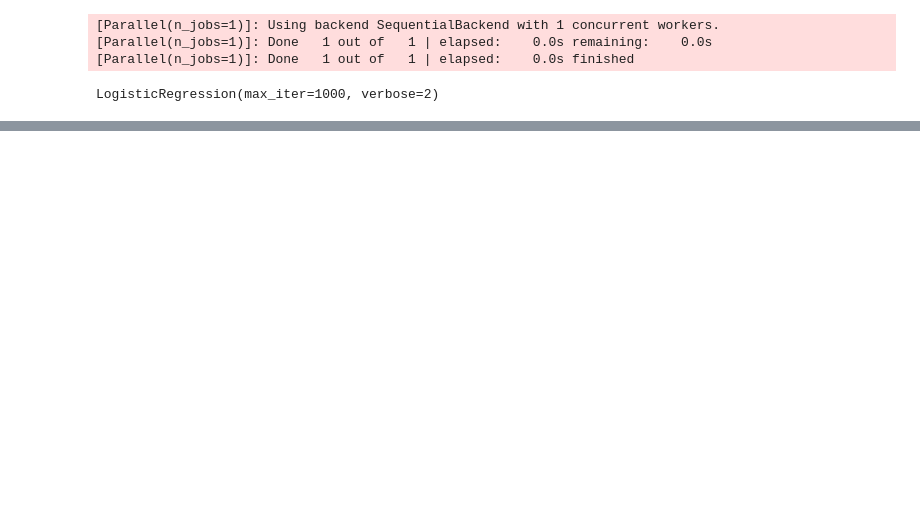
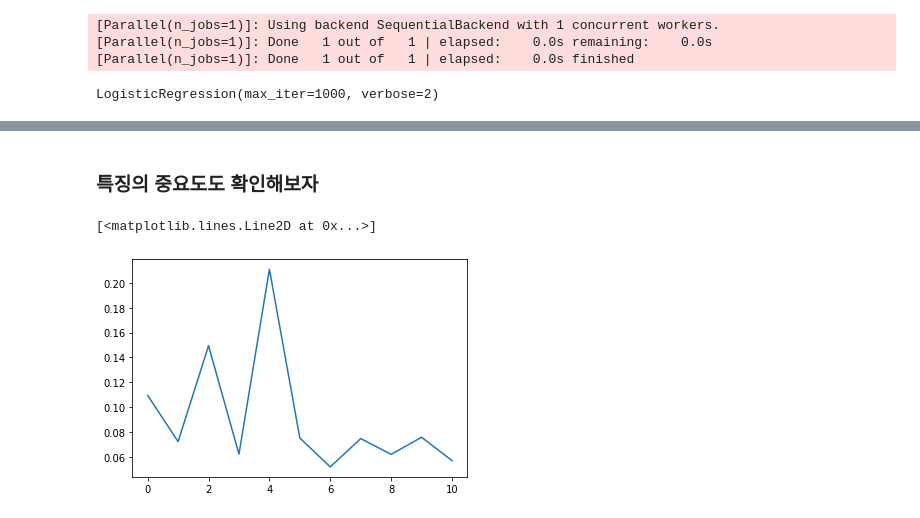
Before and after one commit to Yudaeun/Data_Analysis, a Jupyter notebook: Prevention_of_heart_failure.ipynb, the cells around one changed output, grey strips where cells are left out. Saved outputs shown, nothing was run; the diff lists cells and outputs as text; code cells hidden in the pictures; blank space fills up the shorter version.

```diff
--- a/Prevention_of_heart_failure.ipynb
+++ b/Prevention_of_heart_failure.ipynb
@@ -353,0 +362,3 @@ weighted avg       0.83      0.83      0.83        90
+# %%
+model_xgb=XGBClassifier()
+model_xgb.fit(x_train,y_train)
@@ -353,0 +387,7 @@ weighted avg       0.83      0.83      0.83        90
+# %% [markdown]
+### 특징의 중요도도 확인해보자
+# %%
+plt.plot(model_xgb.feature_importances_)
+# %% [output]
+[<matplotlib.lines.Line2D at 0x...>]
+[figure, added]
```
Also changed, not shown: parts of 26 cells of this notebook.
